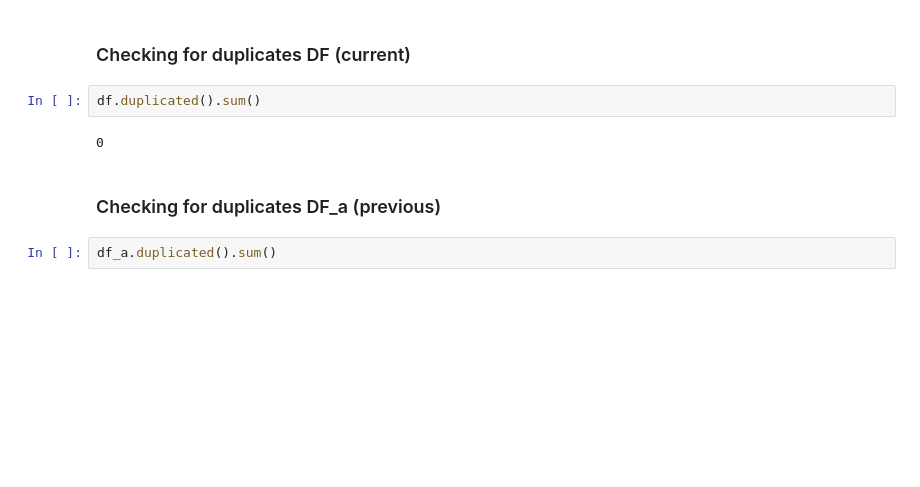
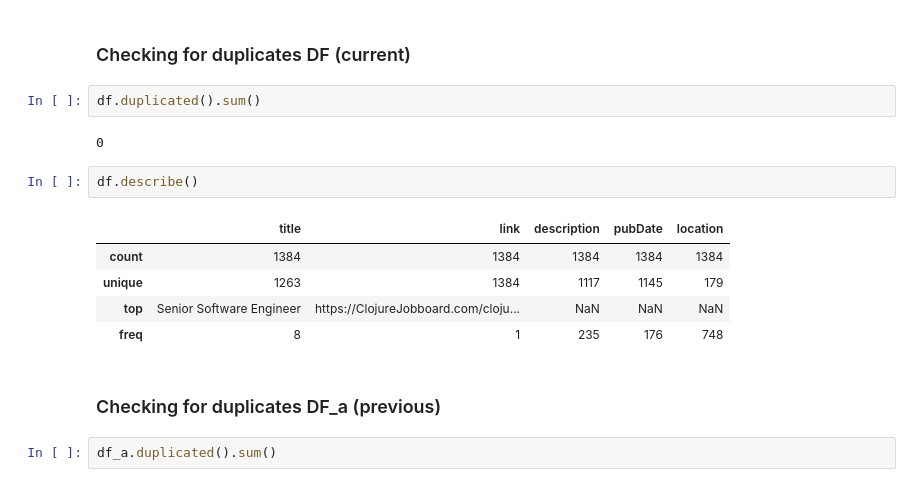
Before and after one commit to 0JCRG0/Crawler-remote-jobs, a Jupyter notebook: RSS_CRAWLERS/ALL_rss analysis.ipynb, the cells around one changed output. Drawn from its saved outputs; the diff is of its cells as text; blank space fills up the shorter version.

```diff
--- a/RSS_CRAWLERS/ALL_rss analysis.ipynb
+++ b/RSS_CRAWLERS/ALL_rss analysis.ipynb
@@ -123,6 +124,14 @@ dtype: int64
 df.duplicated().sum()
 # %% [output]
 0
+# %%
+df.describe()
+# %% [output]
+|  | title | link | description | pubDate | location |
+| count | 1384 | 1384 | 1384 | 1384 | 1384 |
+| unique | 1263 | 1384 | 1117 | 1145 | 179 |
+| top | Senior Software Engineer | https://ClojureJobboard.com/cloju... | NaN | NaN | NaN |
+| freq | 8 | 1 | 235 | 176 | 748 |
 # %% [markdown]
 ### Checking for duplicates DF_a (previous)
 # %%
```
Also changed, not shown: parts of 22 cells of this notebook, 2 other files.
